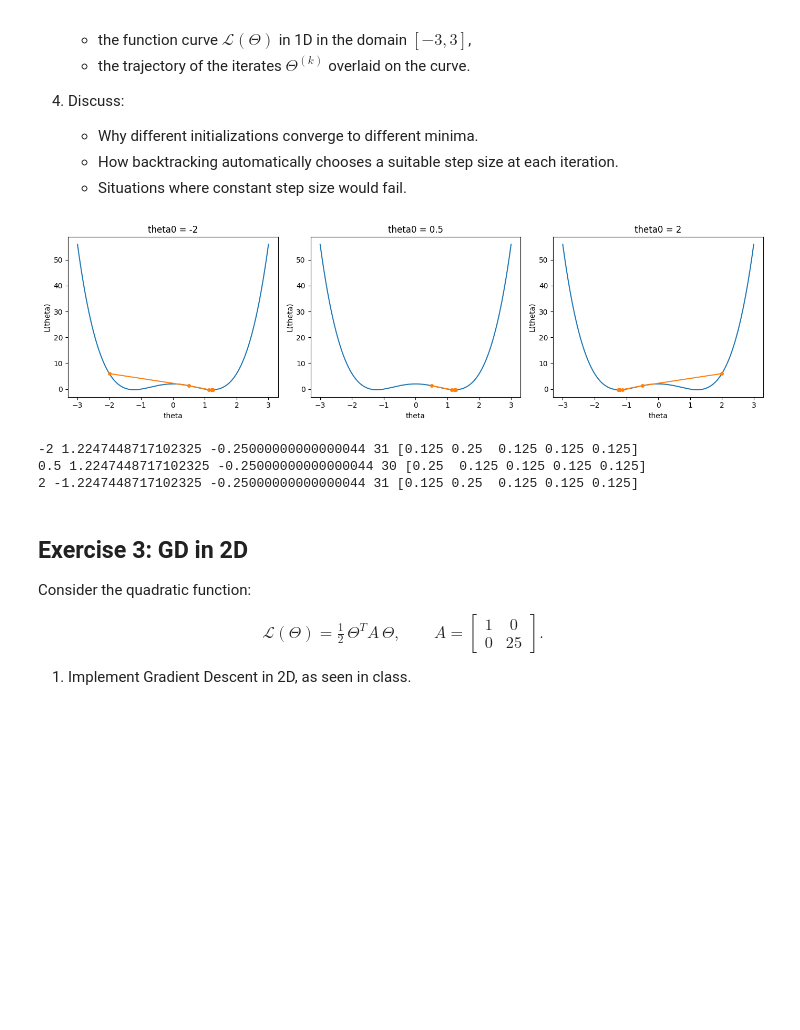
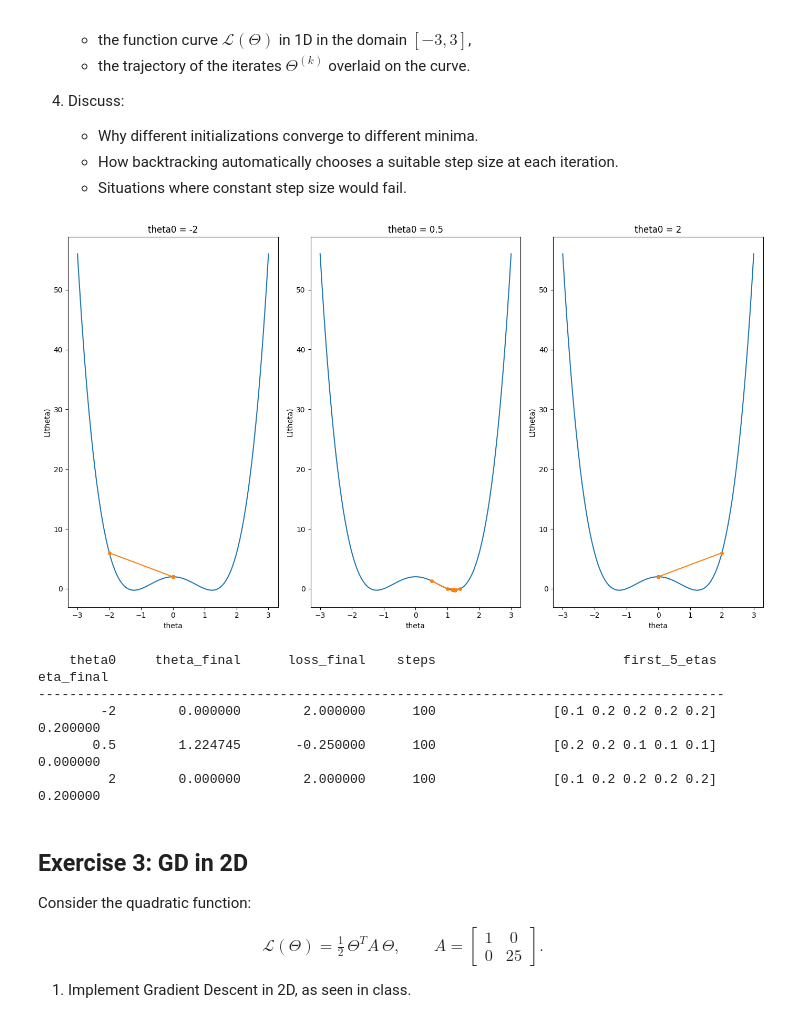
Before and after one commit to mohamadch91/Statistical-and-Mathematical-Methods-for-Machine-Learning-SMM-, a Jupyter notebook: hw1/HW1.ipynb, the cells around one changed output. Saved outputs shown, nothing was run; the diff lists cells and outputs as text; code cells hidden in the pictures; blank space fills up the shorter version.

```diff
--- a/hw1/HW1.ipynb
+++ b/hw1/HW1.ipynb
@@ -52,12 +52,12 @@ def L(theta):
 def grad_L(theta):
     return 2*(theta - 3)
 
-def gradient_descent_1d(L, grad_L, theta0, eta, epochs=40):
-    theta = float(theta0)
-    thetas = [theta]
-    losses = [L(theta)]
+def gradient_descent(L, grad_L, theta0, eta, epochs=40):
+
+    thetas = [theta0]
+    losses = [L(theta0)]
     for k in range(epochs):
-        theta = theta - eta*grad_L(theta)
+        theta = thetas[-1] - eta*grad_L(thetas[-1])
         thetas.append(theta)
         losses.append(L(theta))
     return np.array(thetas), np.array(losses)
@@ -65,14 +65,14 @@ def gradient_descent_1d(L, grad_L, theta0, eta, epochs=40):
 theta0_candidates = [-8, -4, 0, 6, 10]
 theta0_scores = {}
 for theta0 in theta0_candidates:
-    theta_trial, loss_trial = gradient_descent_1d(L, grad_L, theta0, eta=0.2, epochs=30)
+    theta_trial, loss_trial = gradient_descent(L, grad_L, theta0, eta=0.2, epochs=30)
     theta0_scores[theta0] = loss_trial[-1]
 selected_theta0 = min(theta0_scores, key=theta0_scores.get)
 
 etas = [0.05, 0.2, 1.0]
 runs = {}
 for eta in etas:
-    runs[eta] = gradient_descent_1d(L, grad_L, theta0=selected_theta0, eta=eta, epochs=30)
+    runs[eta] = gradient_descent(L, grad_L, theta0=selected_theta0, eta=eta, epochs=30)
 
 xx = np.linspace(-9, 11, 500)
 fig, axes = plt.subplots(len(etas), 2, figsize=(11, 8))
@@ -91,9 +91,11 @@ plt.show()
 
 print("theta0 trials", theta0_scores)
 print("selected theta0", selected_theta0)
+print(f"{'eta':>10} {'theta_final':>20} {'loss_final':>15}")
+print("-" * 50)
 for eta in etas:
     thetas, losses = runs[eta]
-    print(eta, thetas[-1], losses[-1])
+    print(f"{eta:10.4g} {thetas[-1]:20.6f} {losses[-1]:15.6f}")
 # %% [output]
 [figure]
 theta0 trials {-8: 1.0000000000059137, -4: 1.0000000000023948, 0: 1.0000000000004399, 6: 1.0000000000004399, 10: 1.0000000000023948}
@@ -133,54 +137,73 @@ import matplotlib.pyplot as plt
 
 def L(theta):
     return theta**4 - 3*theta**2 + 2
 
 def grad_L(theta):
     return 4*theta**3 - 6*theta
 
-def backtracking(L, grad_L, theta, eta0=1.0, beta=0.5, c=1e-4):
+def backtracking(L, grad_L, theta, eta0=0.2, beta=0.5, c=1e-4):
     eta = eta0
     g = grad_L(theta)
-    while L(theta - eta*g) > L(theta) - c*eta*g**2:
-        eta = beta*eta
+    g_norm2 = np.dot(g, g)
+    while L(theta - eta * g) > L(theta) - c * eta * g_norm2:
+        eta *= beta
     return eta
 
-def gd_backtracking_1d(L, grad_L, theta0, tol=1e-8, epochs=100):
-    theta = float(theta0)
-    thetas = [theta]
+def gd_backtracking(L, grad_L, theta0, tol=1e-8, epochs=100):
+    thetas = [theta0]
     etas = []
-    losses = [L(theta)]
+    losses = [L(theta0)]
     for k in range(epochs):
-        g = grad_L(theta)
-        if abs(g) < tol:
-            break
-        eta = backtracking(L, grad_L, theta)
-        theta = theta - eta*g
+        g = grad_L(thetas[-1])
+        # if abs(g) < tol:
+        #     break
+        eta = backtracking(L, grad_L, thetas[-1])
+        theta = thetas[-1] - eta*g
         thetas.append(theta)
         losses.append(L(theta))
         etas.append(eta)
     return np.array(thetas), np.array(losses), np.array(etas)
 
 starts = [-2, 0.5, 2]
-xx = np.linspace(-3, 3, 500)
-fig, axes = plt.subplots(1, 3, figsize=(14, 4))
+xx = np.linspace(-3, 3, 100)
+fig, axes = plt.subplots(1, 3, figsize=(14, 8))
 for ax, theta0 in zip(axes, starts):
-    thetas, losses, etas = gd_backtracking_1d(L, grad_L, theta0)
+    thetas, losses, etas = gd_backtracking(L, grad_L, theta0)
     ax.plot(xx, L(xx))
     ax.plot(thetas, L(thetas), "o-", markersize=4)
     ax.set_title(f"theta0 = {theta0}")
     ax.set_xlabel("theta")
     ax.set_ylabel("L(theta)")
 plt.tight_layout()
 plt.show()
 
+print(f"{'theta0':>10} {'theta_final':>15} {'loss_final':>15} {'steps':>8} {'first_5_etas':>35} {'eta_final':>15}")
+print("-" * 88)
+
 for theta0 in starts:
-    thetas, losses, etas = gd_backtracking_1d(L, grad_L, theta0)
-    print(theta0, thetas[-1], losses[-1], len(thetas)-1, etas[:5])
+    thetas, losses, etas = gd_backtracking(L, grad_L, theta0)
+
+    first_5_etas = np.array2string(
+        np.asarray(etas[:5]),
+        precision=4,
+        suppress_small=True,
+    )
+
+    print(
+        f"{theta0:10.4g} "
+        f"{thetas[-1]:15.6f} "
+        f"{losses[-1]:15.6f} "
+        f"{len(thetas) - 1:8d} "
+        f"{first_5_etas:>35}"
+        f"{etas[-1]:>15.6f}"
+    )
 # %% [output]
-[figure, old version]
+[figure, new version]
--2 1.2247448717102325 -0.25000000000000044 31 [0.125 0.25  0.125 0.125 0.125]
-0.5 1.2247448717102325 -0.25000000000000044 30 [0.25  0.125 0.125 0.125 0.125]
-2 -1.2247448717102325 -0.25000000000000044 31 [0.125 0.25  0.125 0.125 0.125]
+    theta0     theta_final      loss_final    steps                        first_5_etas       eta_final
+----------------------------------------------------------------------------------------
+        -2        0.000000        2.000000      100               [0.1 0.2 0.2 0.2 0.2]       0.200000
+       0.5        1.224745       -0.250000      100               [0.2 0.2 0.1 0.1 0.1]       0.000000
+         2        0.000000        2.000000      100               [0.1 0.2 0.2 0.2 0.2]       0.200000
 # %% [markdown]
 ## Exercise 3: GD in 2D
 
```
Also changed, not shown: parts of 4 cells of this notebook, 2 other files.
